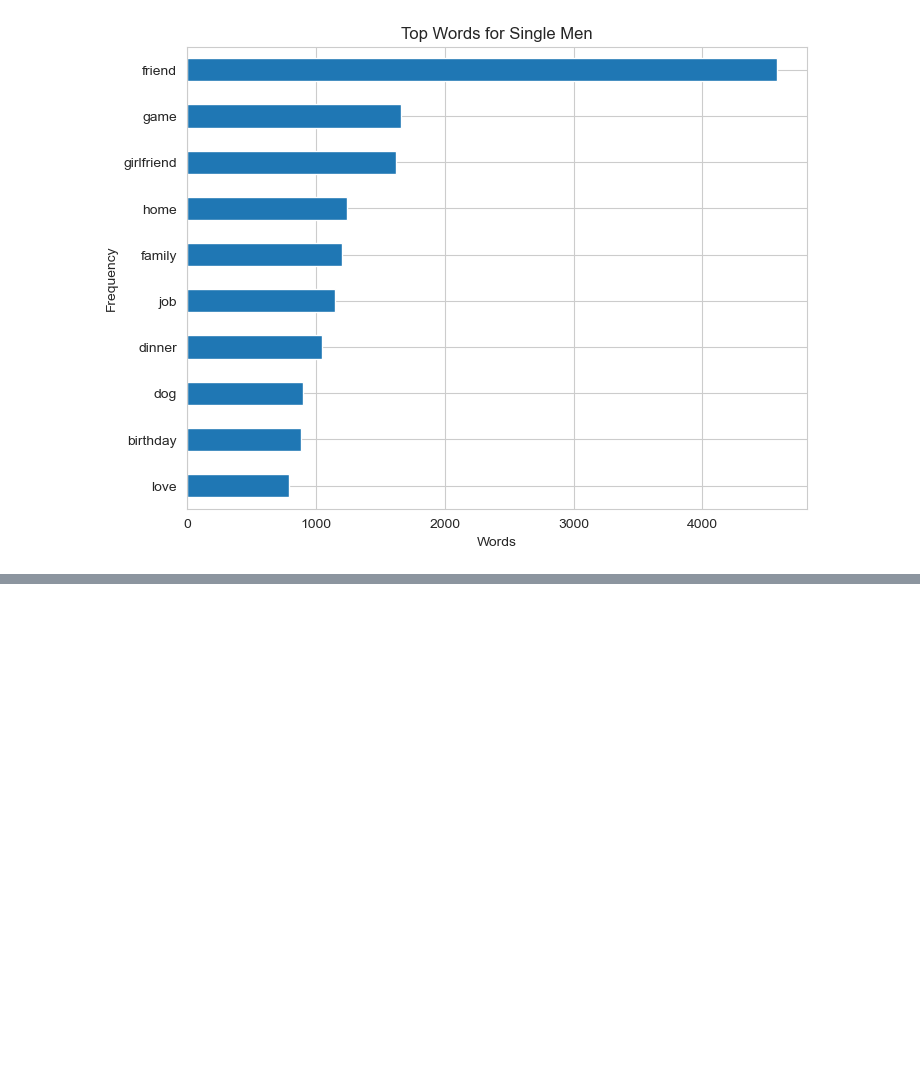
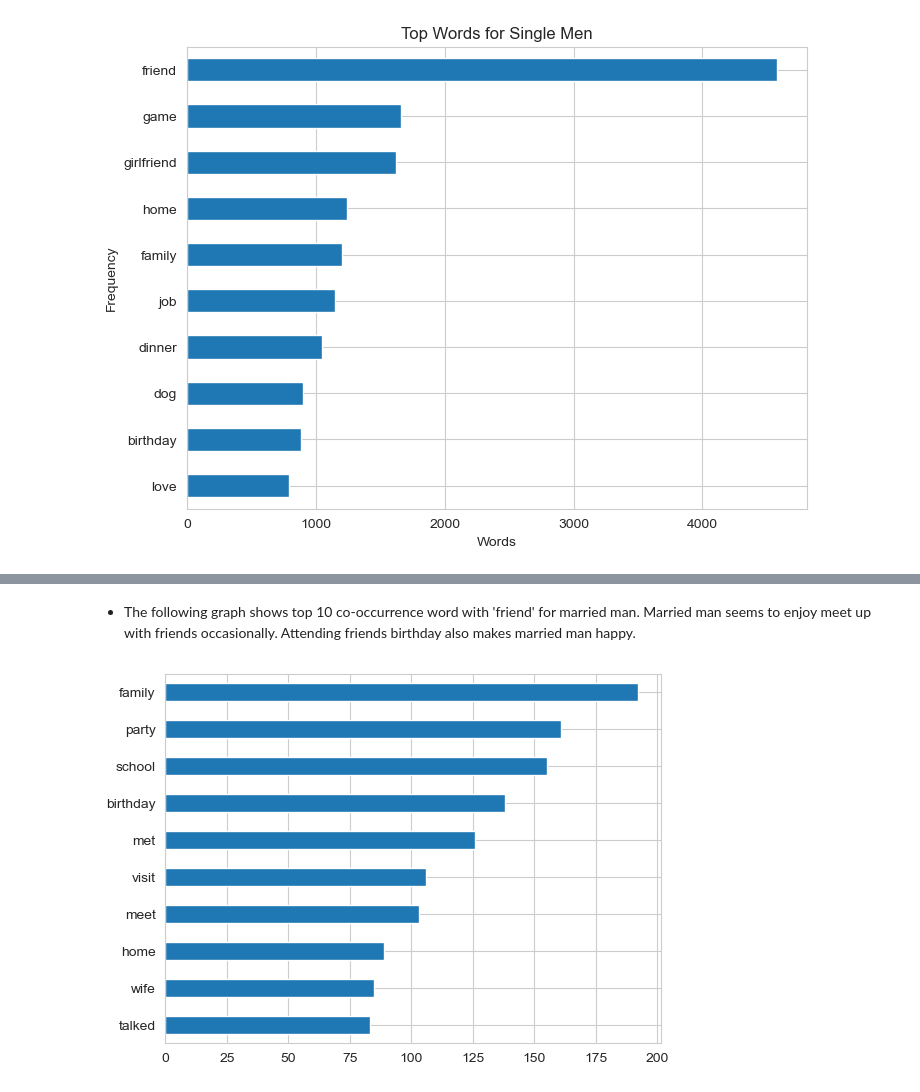
Before and after one commit to TZstatsADS/ads-spring2024-project1-OscaR020101, a Jupyter notebook: doc/project1-5243.ipynb, the cells around one changed output, grey strips where cells are left out. Saved outputs shown, nothing was run; the diff lists cells and outputs as text; code cells hidden in the pictures; blank space fills up the shorter version.

```diff
--- a/doc/project1-5243.ipynb
+++ b/doc/project1-5243.ipynb
@@ -134,0 +139,8 @@ for i, (status, gender) in enumerate(zip(marital_status, genders)):
+# %% [markdown]
+- The following graph shows top 10 co-occurrence word with 'friend' for married man. Married man seems to enjoy meet up with friends occasionally. Attending friends birthday also makes married man happy.
+# %%
+cooccurrence_freqs_friend = get_cooccurrence_frequencies(married_men_stories, 'friend')
+cooccurrence_freqs_friend.head(10).plot(kind='barh')
+plt.gca().invert_yaxis()
+# %% [output]
+[figure, added]
```
Also changed, not shown: parts of 7 cells of this notebook.
